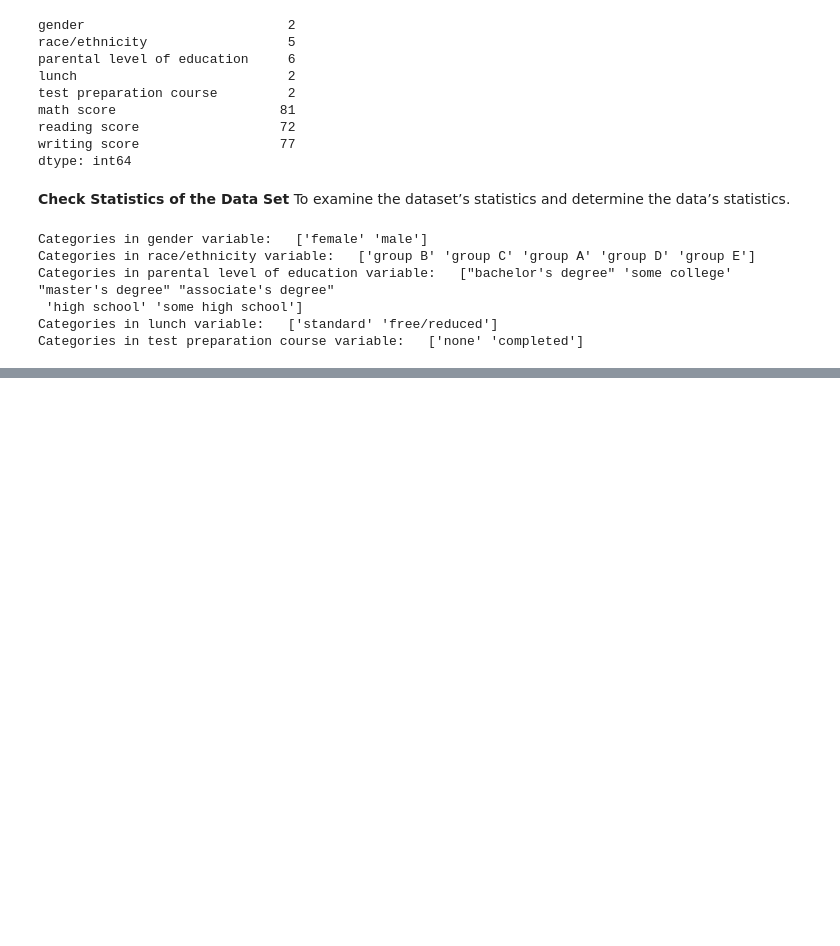
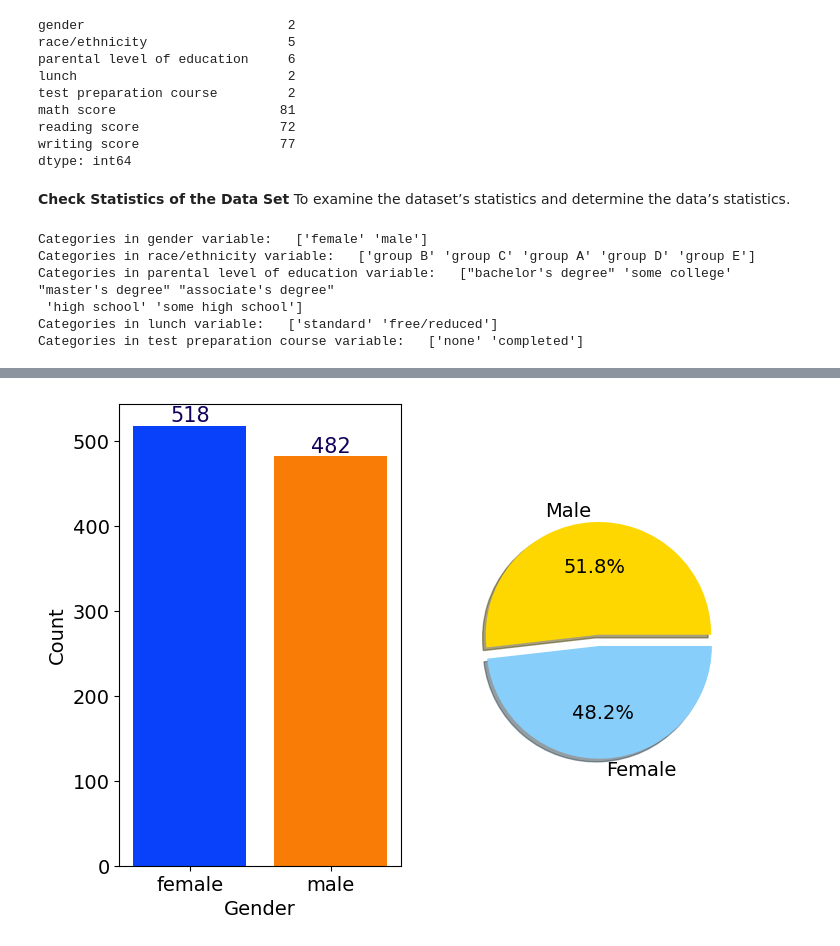
Before and after one commit to AriyantGit/Student_Data_Analysis, a Jupyter notebook: students-data-analysis.ipynb, the cells around one changed output, grey strips where cells are left out. Drawn from its saved outputs; the diff is of its cells as text; code cells hidden in the pictures; blank space fills up the shorter version.

Commit message:
Students Data Analysis | Visualization Updatio

```diff
--- a/students-data-analysis.ipynb
+++ b/students-data-analysis.ipynb
@@ -113,0 +131,21 @@ Categories in test preparation course variable:   ['none' 'completed']
+# %%
+f,ax=plt.subplots(1,2,figsize=(8,6))
+
+
+# Create a countplot of the 'gender' column and add labels to the bars
+sns.countplot(x=df['gender'],data=df,palette ='bright',ax=ax[0],saturation=0.95)
+for container in ax[0].containers:
+    ax[0].bar_label(container,color='#13005A',size=15)
+
+# Set font size of x-axis and y-axis labels and tick labels
+ax[0].set_xlabel('Gender', fontsize=14)
+ax[0].set_ylabel('Count', fontsize=14)
+ax[0].tick_params(labelsize=14)
+
+# Create a pie chart of the 'gender' column and add labels to the slices
+plt.pie(x=df['gender'].value_counts(),labels=['Male','Female'],explode=[0,0.1],autopct='%1.1f%%',shadow=True,colors=['gold','lightskyblue'], textprops={'fontsize': 14})
+
+# Display the plot
+plt.show()
+# %% [output]
+[figure, added]
```
Also changed, not shown: parts of 17 cells of this notebook.
